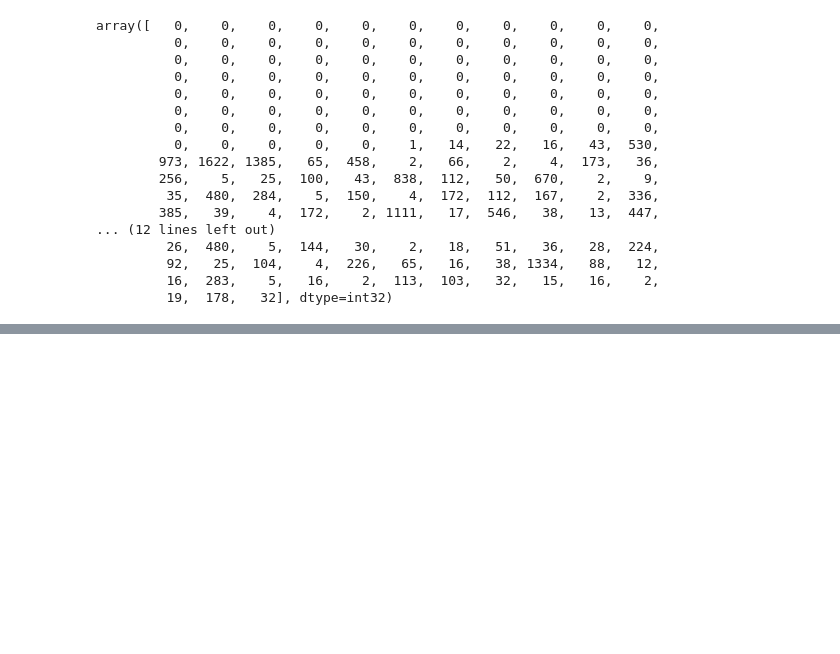
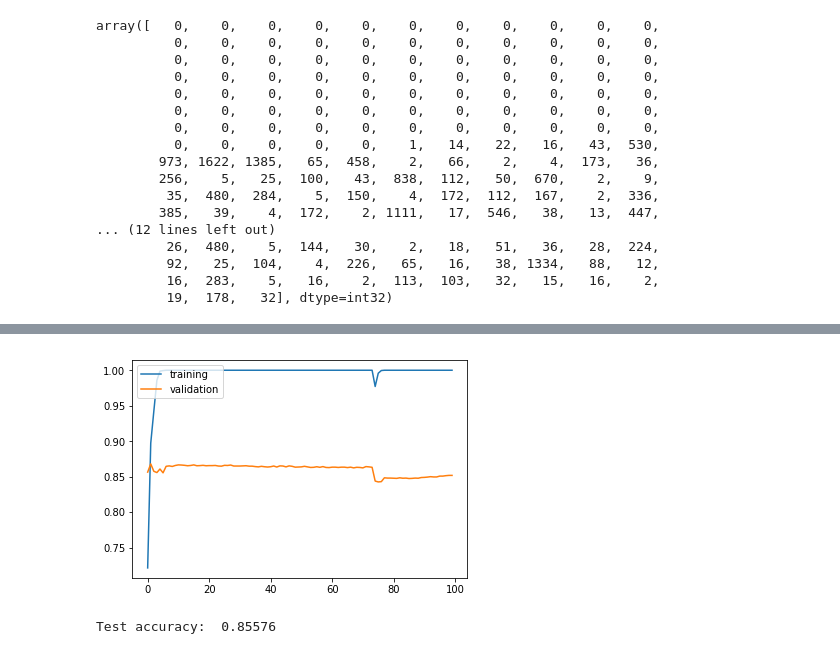
Before and after one commit to moojad/deep-learning-notes, a Jupyter notebook: 03-CNN-Sentiment-Analysis.ipynb, the cells around one changed output, grey strips where cells are left out. Cells and saved outputs as stored; diff of their text form; code cells hidden in the pictures; blank space fills up the shorter version.

Commit message:
Add Basic and Advanced CNN models for text classification

```diff
--- a/03-CNN-Sentiment-Analysis.ipynb
+++ b/03-CNN-Sentiment-Analysis.ipynb
@@ -82,0 +90,22 @@ array([   0,    0,    0,    0,    0,    0,    0,    0,    0,    0,    0,
+# %%
+def imdb_cnn_temporal():
+    model = Sequential()
+
+    # use Embedding layer to create vector representation of each word => it is fine-tuned every iteration
+    model.add(Embedding(input_dim=num_features, output_dim=embedding_dimension, input_length=sequence_length))
+    model.add(Conv1D(filters=50, kernel_size=5, strides=1, padding='valid'))
+    model.add(MaxPooling1D(pool_size=2, padding='valid'))
+
+    model.add(Flatten())
+
+    model.add(Dense(10, activation='relu'))
+    model.add(Dense(1, activation='sigmoid'))
+
+    adam=optimizers.Adam(lr=0.001)
+    model.compile(optimizer=adam, loss='binary_crossentropy', metrics=['acc'])
+
+    return model
+# %%
+model = imdb_cnn_temporal()
+
+model.summary()
@@ -82,0 +133,3 @@ array([   0,    0,    0,    0,    0,    0,    0,    0,    0,    0,    0,
+# %%
+%%time
+history = model.fit(X_train, y_train, batch_size = 50, epochs = 100, validation_split = 0.2, verbose = 0)
@@ -82,0 +139,7 @@ array([   0,    0,    0,    0,    0,    0,    0,    0,    0,    0,    0,
+# %%
+plt.plot(history.history['accuracy'])
+plt.plot(history.history['val_accuracy'])
+plt.legend(['training', 'validation'], loc = 'upper left')
+plt.show()
+# %% [output]
+[figure, added]
@@ -82,0 +148,4 @@ array([   0,    0,    0,    0,    0,    0,    0,    0,    0,    0,    0,
+# %%
+print('Test accuracy: ', results[1])
+# %% [output]
+Test accuracy:  0.85576
```
Also changed, not shown: parts of 36 cells of this notebook.
